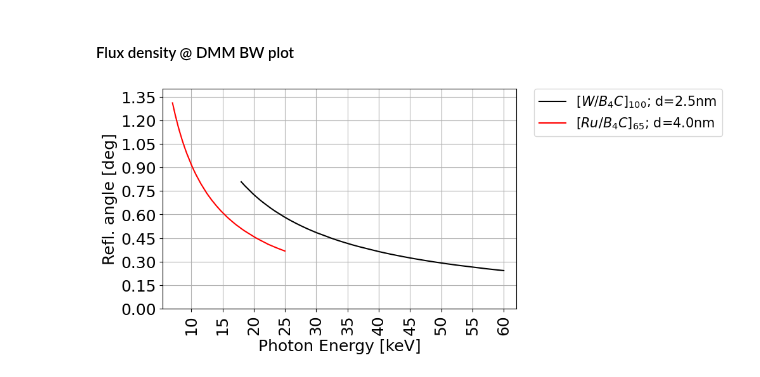
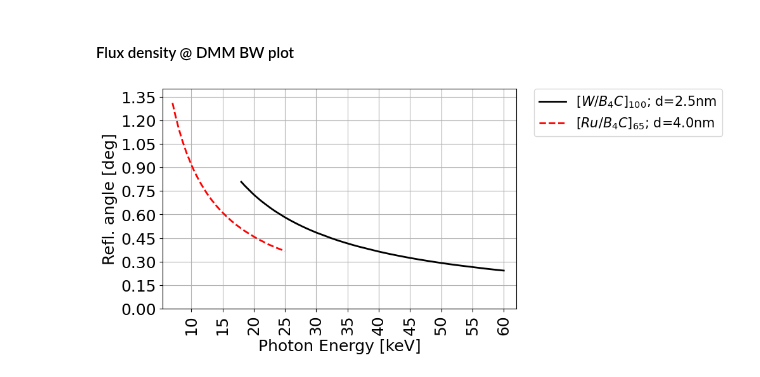
Before and after one commit to gianthk/BEATS_raytracing, a Jupyter notebook: BEATS_Optics_Raytracing-DMM_as-built_Flux_density.ipynb, the cells around one changed output. Drawn from its saved outputs; the diff is of its cells as text; code cells hidden in the pictures.

```diff
--- a/BEATS_Optics_Raytracing-DMM_as-built_Flux_density.ipynb
+++ b/BEATS_Optics_Raytracing-DMM_as-built_Flux_density.ipynb
@@ -74,23 +74,23 @@ bragg_RuB4C = pd.read_csv(bragg_RuB4C_filecsv, sep=' ', names=names, skiprows=[0
 # %%
 # plot the Energy-Theta relationships
 f, ax = plt.subplots()
 plt.rcParams['figure.figsize'] = [7.2, 4.5]
-plt.plot(1e-3*bragg_WB4C['E[eV]'].astype('float'), bragg_WB4C['theta[deg]'].astype('float'), '-k')
-plt.plot(1e-3*bragg_RuB4C['E[eV]'].astype('float'), bragg_RuB4C['theta[deg]'].astype('float'), '-r')
+plt.plot(1e-3*bragg_WB4C['E[eV]'].astype('float'), bragg_WB4C['theta[deg]'].astype('float'), '-k', linewidth=2)
+plt.plot(1e-3*bragg_RuB4C['E[eV]'].astype('float'), bragg_RuB4C['theta[deg]'].astype('float'), '--r', linewidth=2)
 # ax.set_xscale('log')
 # ax.set_yscale('log')
 # plt.xticks(np.concatenate((np.array([6, 7, 8, 9]), np.arange(10, 75, 5))))
 # plt.xticks(np.array([6, 7, 8, 10, 12, 15, 20, 25, 30, 35, 40, 45, 50, 55, 60]))
 plt.xticks(np.arange(5, 75, 5))
 plt.xticks(rotation=90)
 plt.yticks(np.arange(0., 1.4, 0.15))
 ax.set(xlim=(5.4, 62), ylim=(0, 1.4))
 ax.xaxis.set_major_formatter(ScalarFormatter())
 # ax.yaxis.set_major_formatter(ScalarFormatter())
 plt.xlabel('Photon Energy [keV]')
 plt.ylabel('Refl. angle [deg]')
 plt.grid(True, which="both")
 plt.legend(['$[W/B_{4}C]_{100}$; d=2.5nm', '$[Ru/B_{4}C]_{65}$; d=4.0nm'],  bbox_to_anchor=(1.05, 1), borderaxespad=0., loc='upper left', fontsize='small')
 f.savefig("BEATS_DMM_bragg_as-built.png", bbox_inches='tight', dpi=600)
 # %% [output]
-[figure, old version]
+[figure, new version]
```
Also changed, not shown: parts of 1 cell of this notebook, 2 other files.
